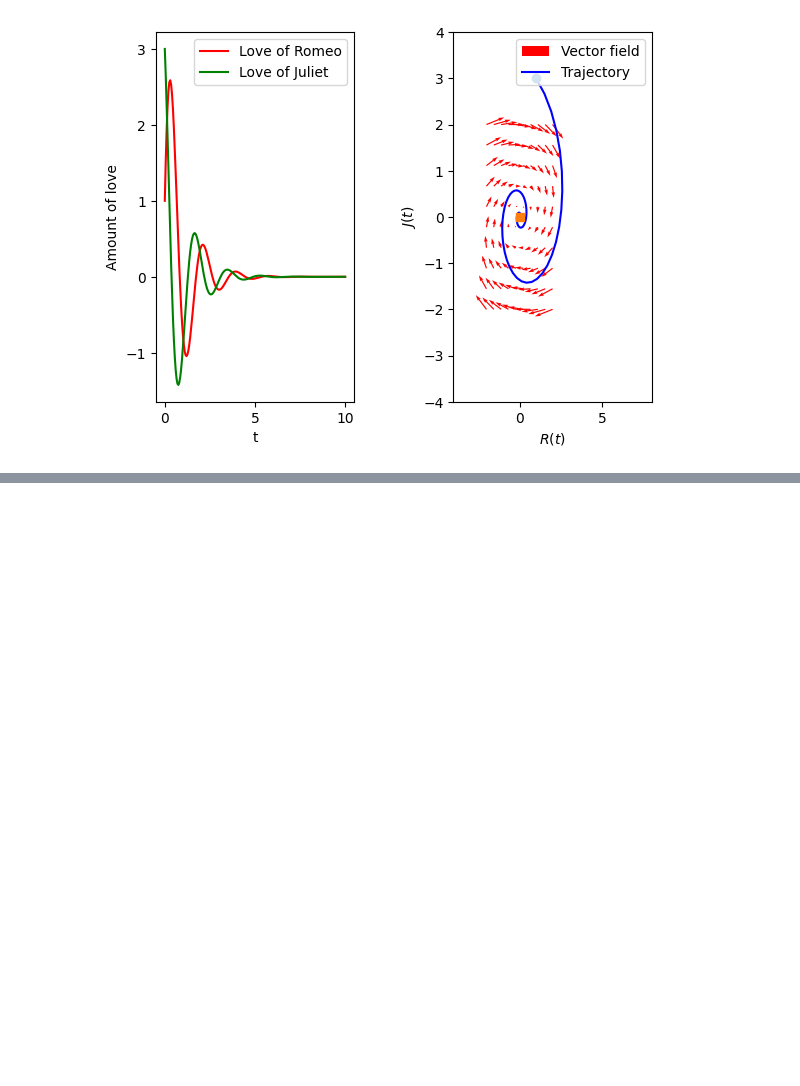
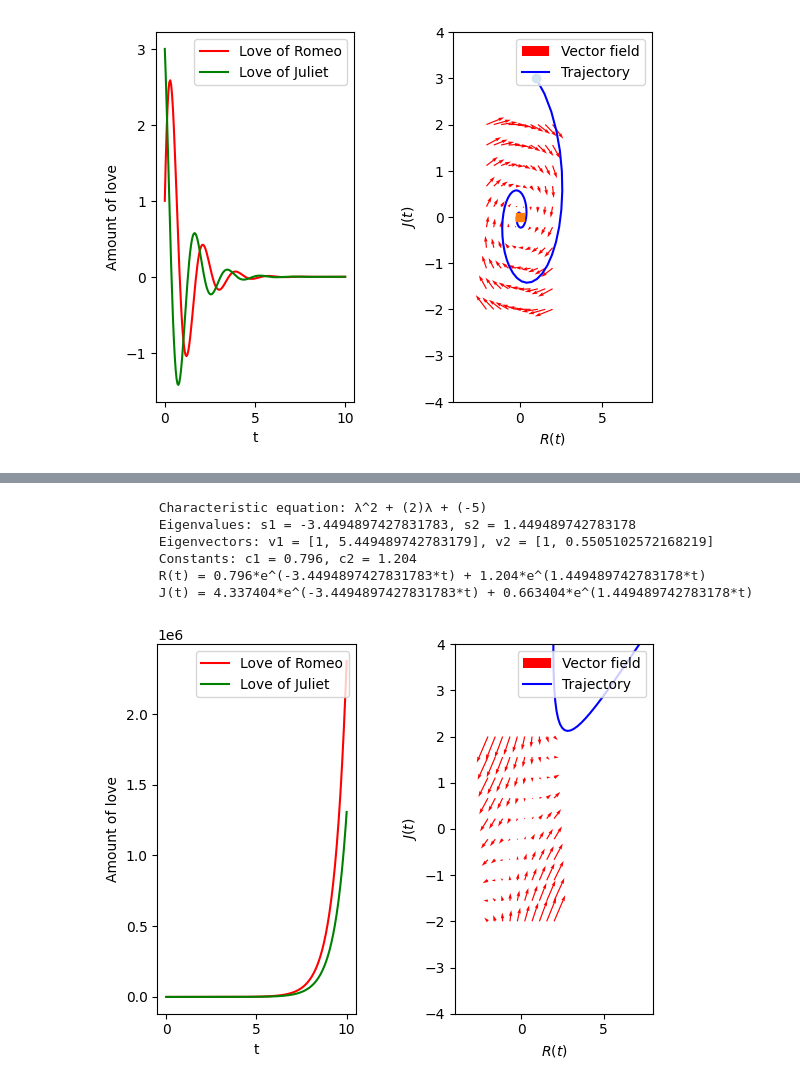
Before and after one commit to ttn-nguyen42/notebooks, a Jupyter notebook: DynamicsOfLove.ipynb, the cells around one changed output, grey strips where cells are left out. Saved outputs shown, nothing was run; the diff lists cells and outputs as text; code cells hidden in the pictures; blank space fills up the shorter version.

```diff
--- a/DynamicsOfLove.ipynb
+++ b/DynamicsOfLove.ipynb
@@ -892,0 +983,12 @@ ch_2.plot()
+# %%
+nn_2 = EquationSystem([[2, -1], [3, -4]], 2, 5)
+print(nn_2)
+nn_2.plot()
+# %% [output]
+        Characteristic equation: λ^2 + (2)λ + (-5)
+        Eigenvalues: s1 = -3.4494897427831783, s2 = 1.449489742783178
+        Eigenvectors: v1 = [1, 5.449489742783179], v2 = [1, 0.5505102572168219]
+        Constants: c1 = 0.796, c2 = 1.204
+        R(t) = 0.796*e^(-3.4494897427831783*t) + 1.204*e^(1.449489742783178*t)
+        J(t) = 4.337404*e^(-3.4494897427831783*t) + 0.663404*e^(1.449489742783178*t)
+[figure, added]
```
Also changed, not shown: parts of 15 cells of this notebook.
